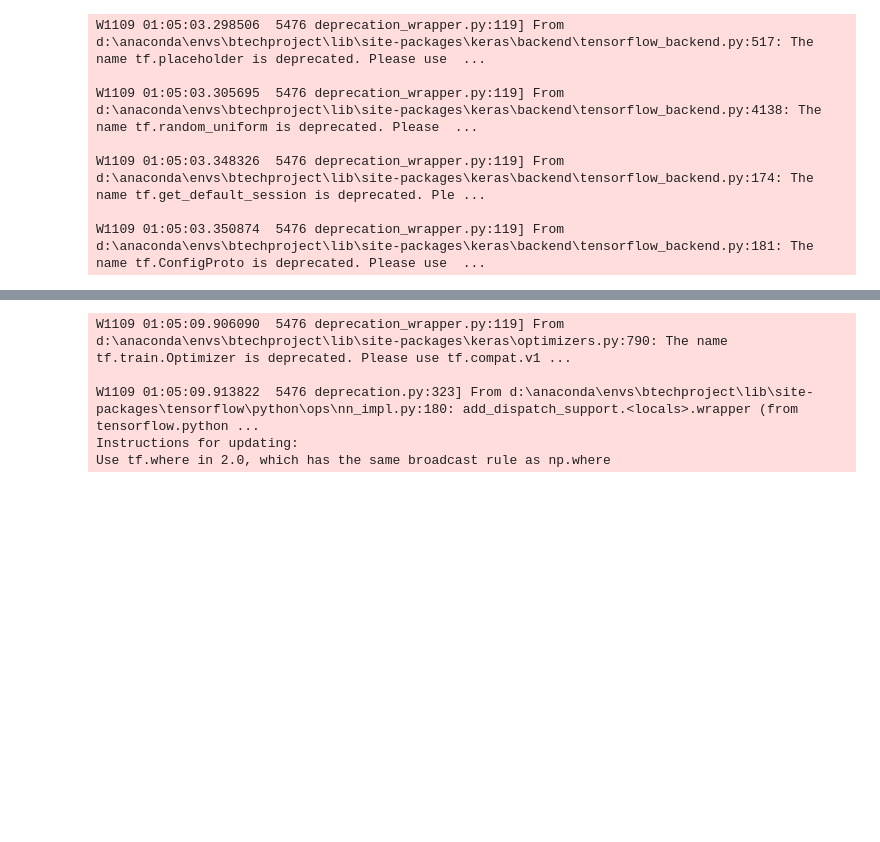
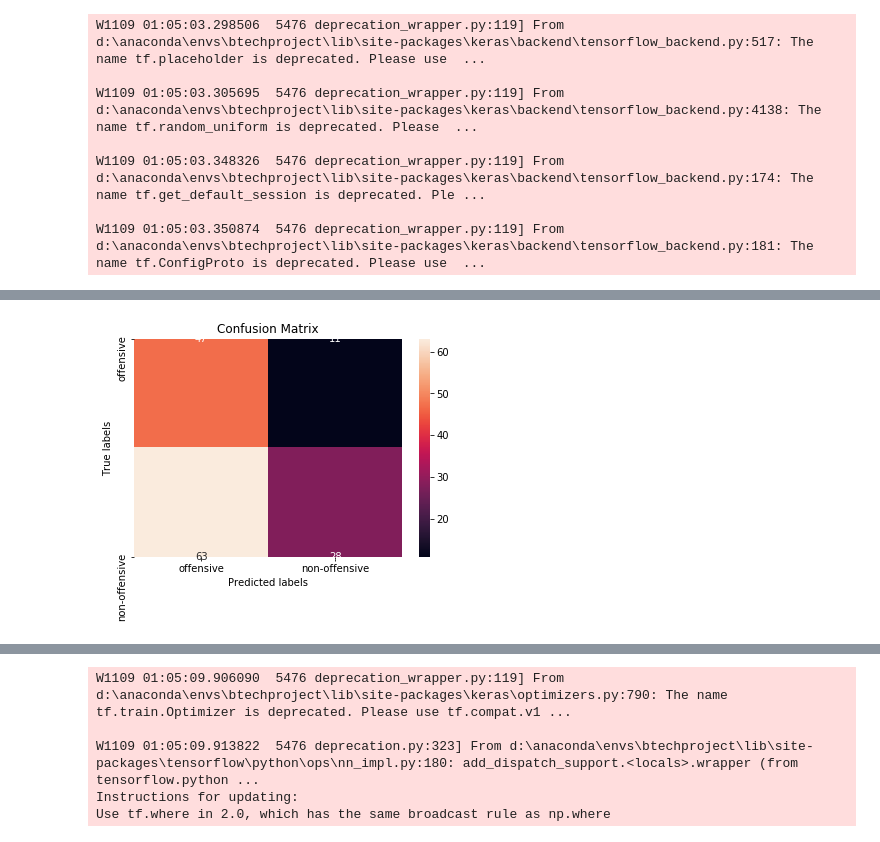
Before and after one commit to jasrajsehmbey/MultiOff, a Jupyter notebook: Stacked_LSTM_VGG16.ipynb, the cells around one changed output, grey strips where cells are left out. Saved outputs shown, nothing was run; the diff lists cells and outputs as text; code cells hidden in the pictures; blank space fills up the shorter version.

Commit message:
stacked_LSTM new model added accuracy64%

```diff
--- a/Stacked_LSTM_VGG16.ipynb
+++ b/Stacked_LSTM_VGG16.ipynb
@@ -173,0 +200,6 @@ txt_model = Model(inputs = [main_input], outputs=txt_out)
+# %%
+# Fusion
+concat = concatenate([cnn_out, lstm_out])
+dense = Dense(64, activation='relu')(concat)
+dropout = Dropout(0.3)(dense)
+output = Dense(1, activation='sigmoid')(dropout)
@@ -173,0 +210,4 @@ txt_model = Model(inputs = [main_input], outputs=txt_out)
+# %%
+# Model
+multi_model = Model(inputs=[image_input, text_input], outputs=output)
+multi_model.compile(loss='binary_crossentropy', optimizer=adam, metrics=['accuracy'])
@@ -173,0 +220,10 @@ txt_model = Model(inputs = [main_input], outputs=txt_out)
+# %%
+# Training
+multi_model.fit_generator(
+    img_txt_gen_train,
+    validation_data=img_txt_gen_val,
+    steps_per_epoch=len(x_train)//32,
+    validation_steps=len(x_val)//32,
+    epochs=7,
+    class_weight=class_weight
+)
@@ -173,0 +249,18 @@ txt_model = Model(inputs = [main_input], outputs=txt_out)
+# %%
+# Predicting labels of the test set
+y_pred_com = (multi_model.predict_generator(img_txt_gen_test,steps = 149))
+y_pred_com = np.round(list(itertools.chain(*y_pred_com)))
+# Defining true labels
+y_true = y_test.values
+# %%
+labels = [1,0]
+cm = confusion_matrix(y_true, y_pred_com, labels)
+ax= plt.subplot()
+sns.heatmap(cm, annot=True, ax = ax); #annot=True to annotate cells
+
+# labels, title and ticks
+ax.set_xlabel('Predicted labels');ax.set_ylabel('True labels');
+ax.set_title('Confusion Matrix');
+ax.xaxis.set_ticklabels(['offensive', 'non-offensive']); ax.yaxis.set_ticklabels(['offensive', 'non-offensive']);
+# %% [output]
+[figure, added]
```
Also changed, not shown: parts of 18 cells of this notebook.
